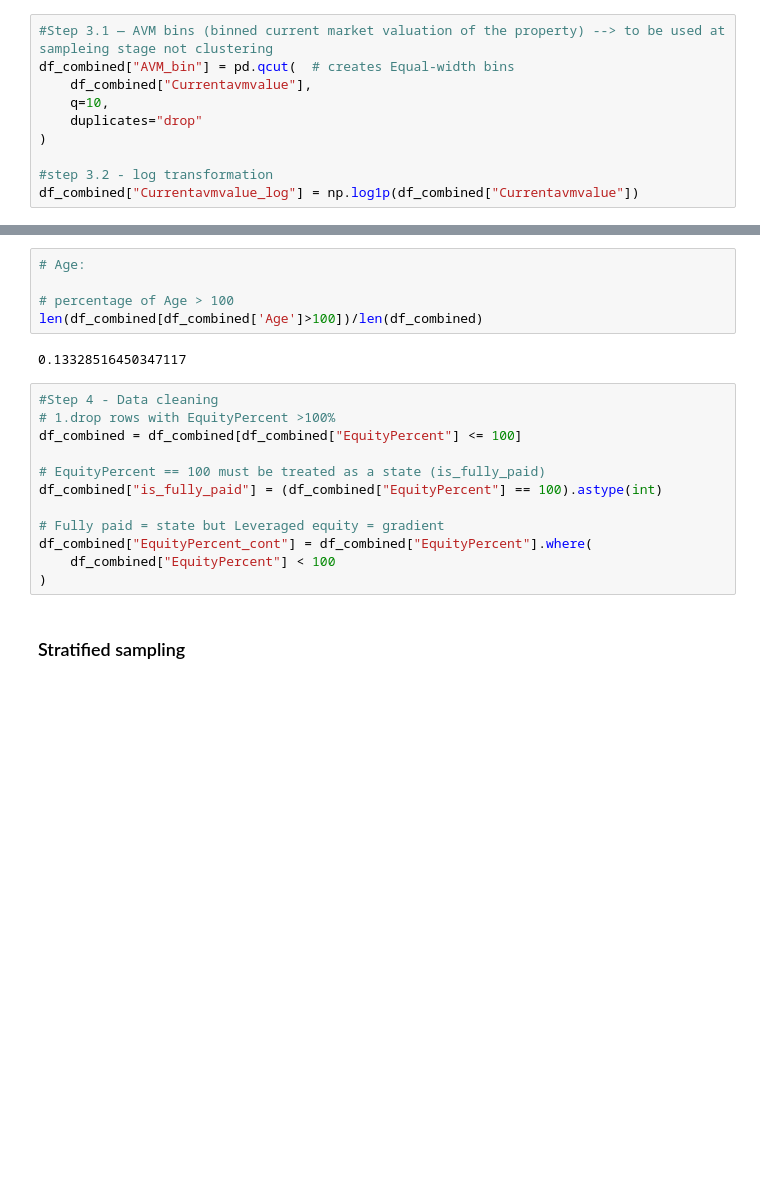
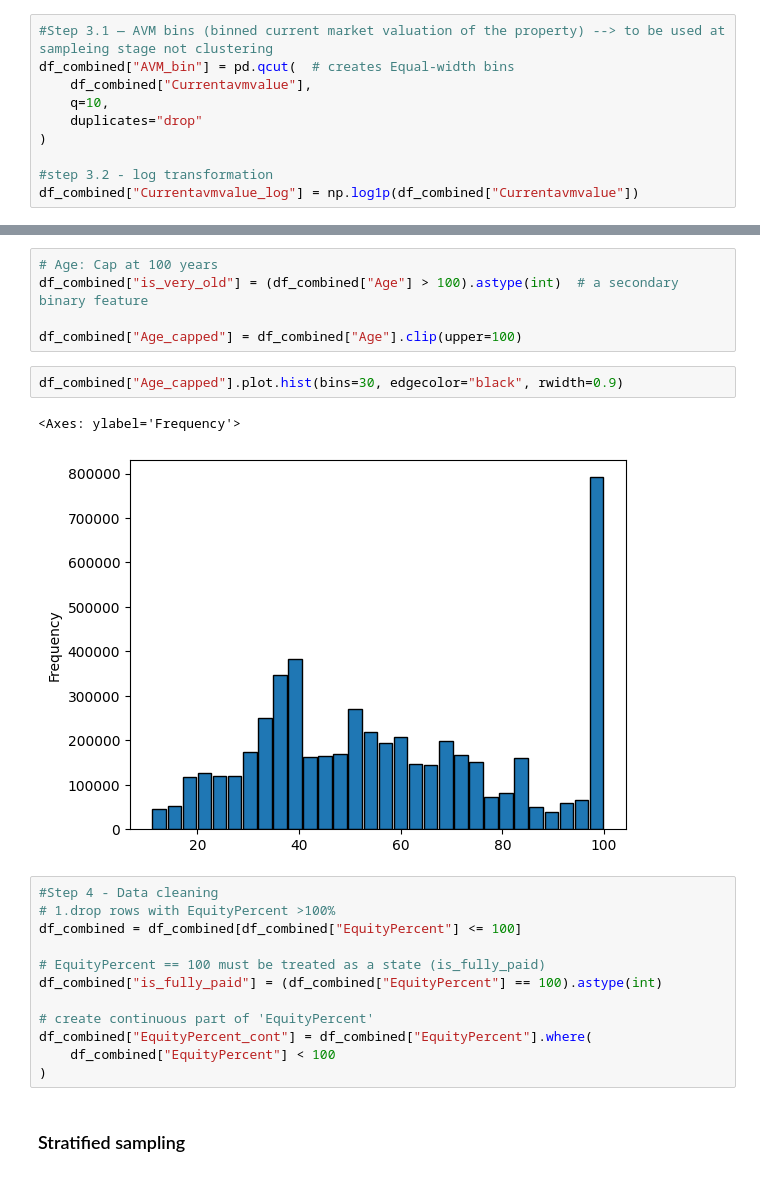
Before and after one commit to m-kareem/Property_clustring, a Jupyter notebook: Data_exploration.ipynb, the cells around one changed output, grey strips where cells are left out. Cells and saved outputs as stored; diff of their text form; blank space fills up the shorter version.

```diff
--- a/Data_exploration.ipynb
+++ b/Data_exploration.ipynb
@@ -112,10 +122,13 @@ df_combined["Currentavmvalue_log"] = np.log1p(df_combined["Currentavmvalue"])
 # %%
-# Age:
+# Age: Cap at 100 years
+df_combined["is_very_old"] = (df_combined["Age"] > 100).astype(int)  # a secondary binary feature
 
-# percentage of Age > 100
-len(df_combined[df_combined['Age']>100])/len(df_combined)
+df_combined["Age_capped"] = df_combined["Age"].clip(upper=100)
-# %% [output]
-0.13328516450347117
+# %%
+df_combined["Age_capped"].plot.hist(bins=30, edgecolor="black", rwidth=0.9)
+# %% [output]
+<Axes: ylabel='Frequency'>
+[figure, added]
 # %%
 #Step 4 - Data cleaning
 # 1.drop rows with EquityPercent >100%
@@ -124,7 +137,7 @@ df_combined = df_combined[df_combined["EquityPercent"] <= 100]
 # EquityPercent == 100 must be treated as a state (is_fully_paid)
 df_combined["is_fully_paid"] = (df_combined["EquityPercent"] == 100).astype(int)
 
-# Fully paid = state but Leveraged equity = gradient
+# create continuous part of 'EquityPercent'
 df_combined["EquityPercent_cont"] = df_combined["EquityPercent"].where(
     df_combined["EquityPercent"] < 100
 )
```
Also changed, not shown: parts of 14 cells of this notebook, 1 other file.
